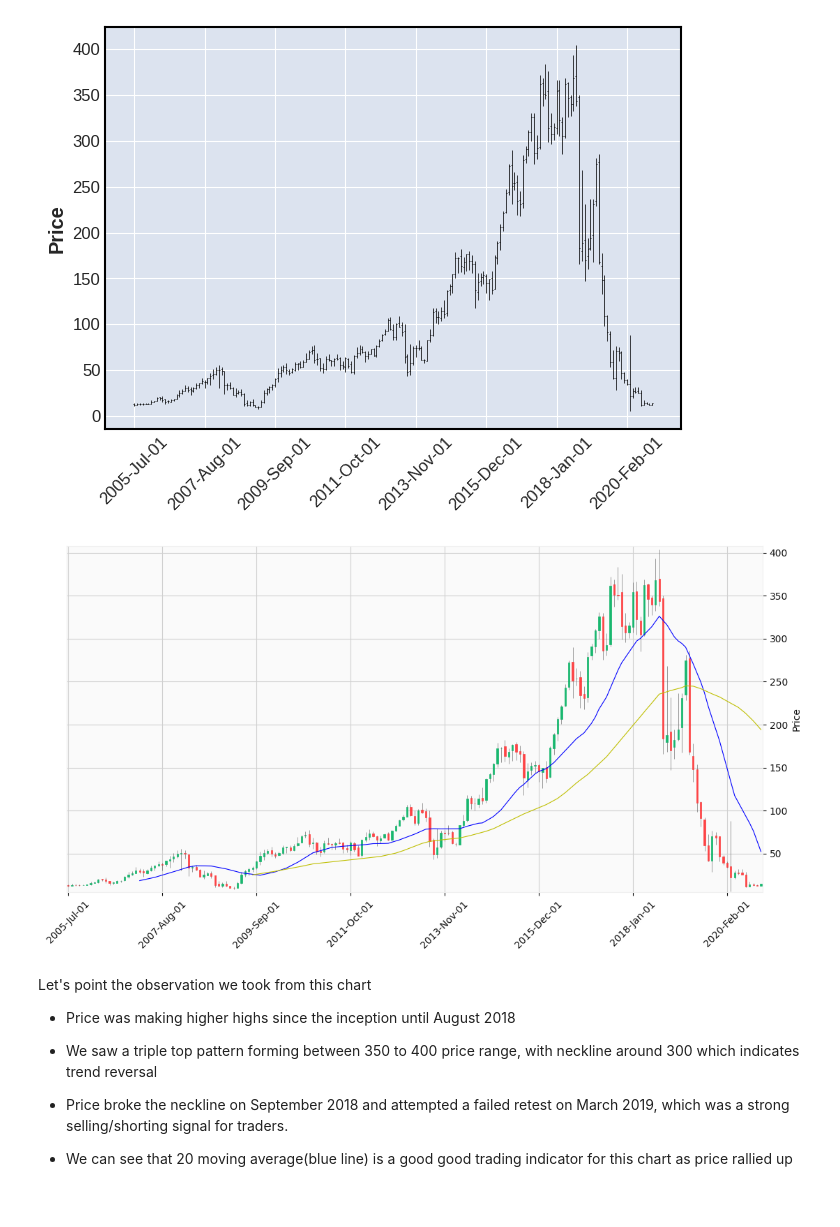
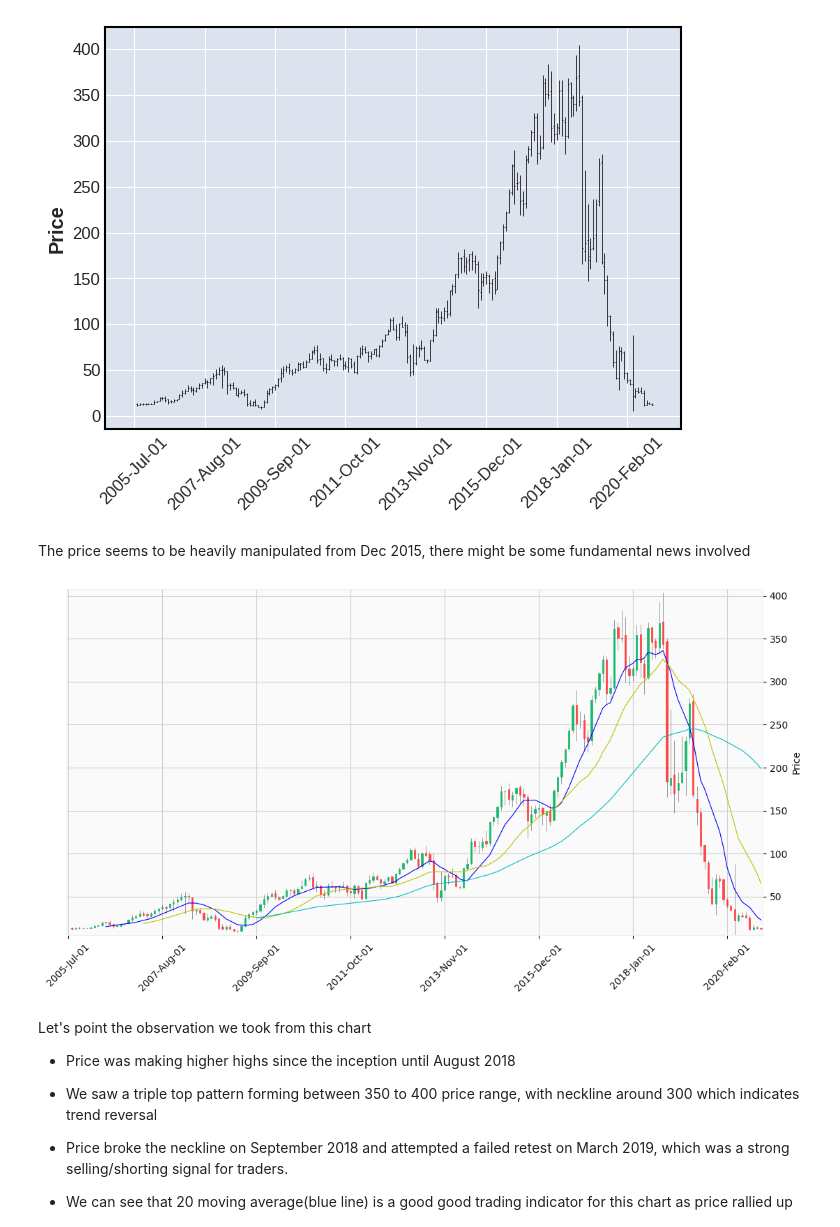
Before and after one commit to Mihirgupta2001/EDA-Capstone-Project-Hotel-Booking, a Jupyter notebook: Regresssion_Capstone_project.ipynb, the cells around one changed output. Saved outputs shown, nothing was run; the diff lists cells and outputs as text; code cells hidden in the pictures; blank space fills up the shorter version.

```diff
--- a/Regresssion_Capstone_project.ipynb
+++ b/Regresssion_Capstone_project.ipynb
@@ -120,3 +187,7 @@ df.head()
 | 2005-09-01 | 13.48 | 14.87 | 12.27 | 13.30 |
 | 2005-10-01 | 13.20 | 14.47 | 12.40 | 12.99 |
 | 2005-11-01 | 13.35 | 13.88 | 12.88 | 13.41 |
+# %%
+#Shifting our data by 1
+df = df.shift(1)
+df
@@ -125,14 +213,16 @@ df.head()
 mpf.plot(df)
 # %% [output]
 [figure]
+# %% [markdown]
+The price seems to be heavily manipulated from Dec 2015, there might be some fundamental news involved
 # %%
 # Plotting the given data in candlestick pattern along with 20 and 50 monthly moving averages
 mpf.plot(df,type='candle',
-         mav=(20,50),style='yahoo',
+         mav=(10,20,50),style='yahoo',
          tight_layout= True,figratio =(48,24),
-         mavcolors = ('b','y'))
+         mavcolors = ('b','y','c'))
 # %% [output]
-[figure, old version]
+[figure, new version]
 # %% [markdown]
 Let's point the observation we took from this chart
 
```
Also changed, not shown: parts of 129 cells of this notebook.
